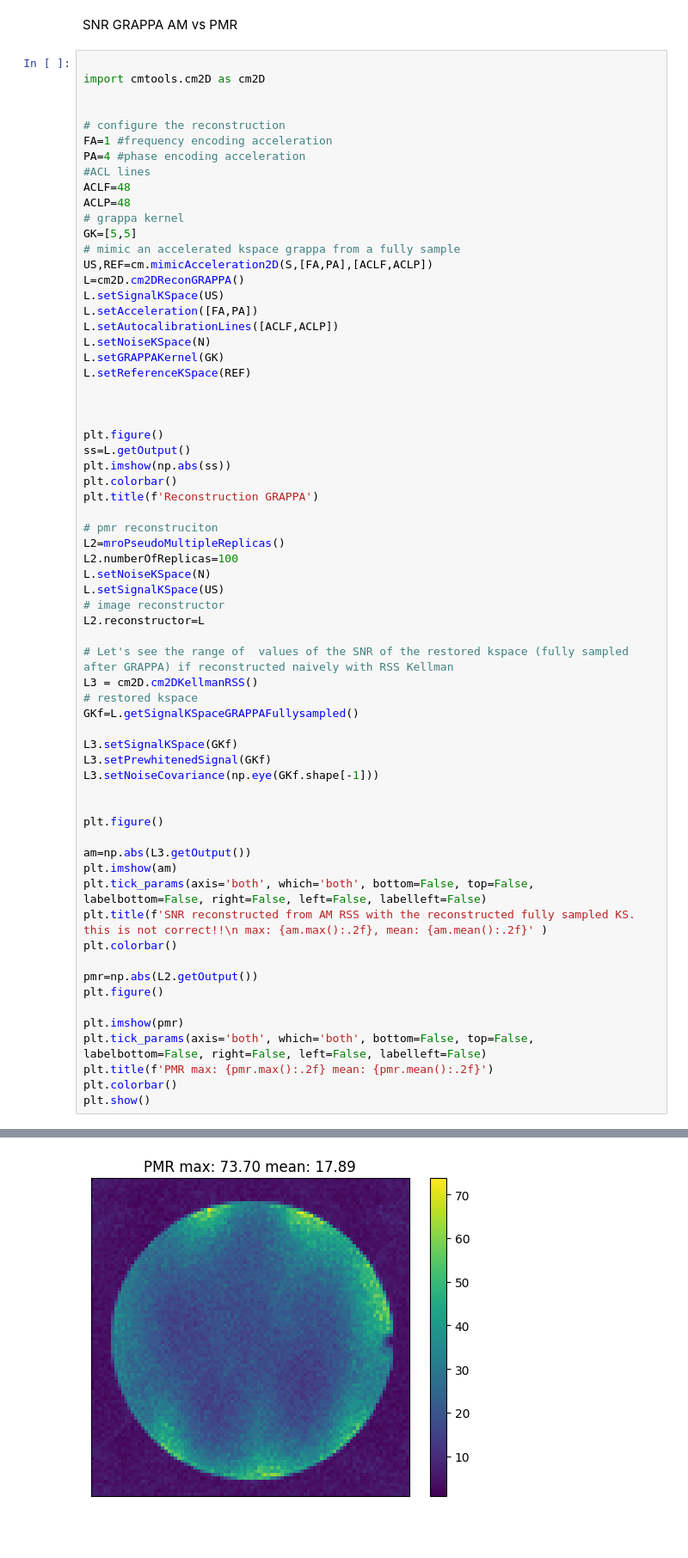
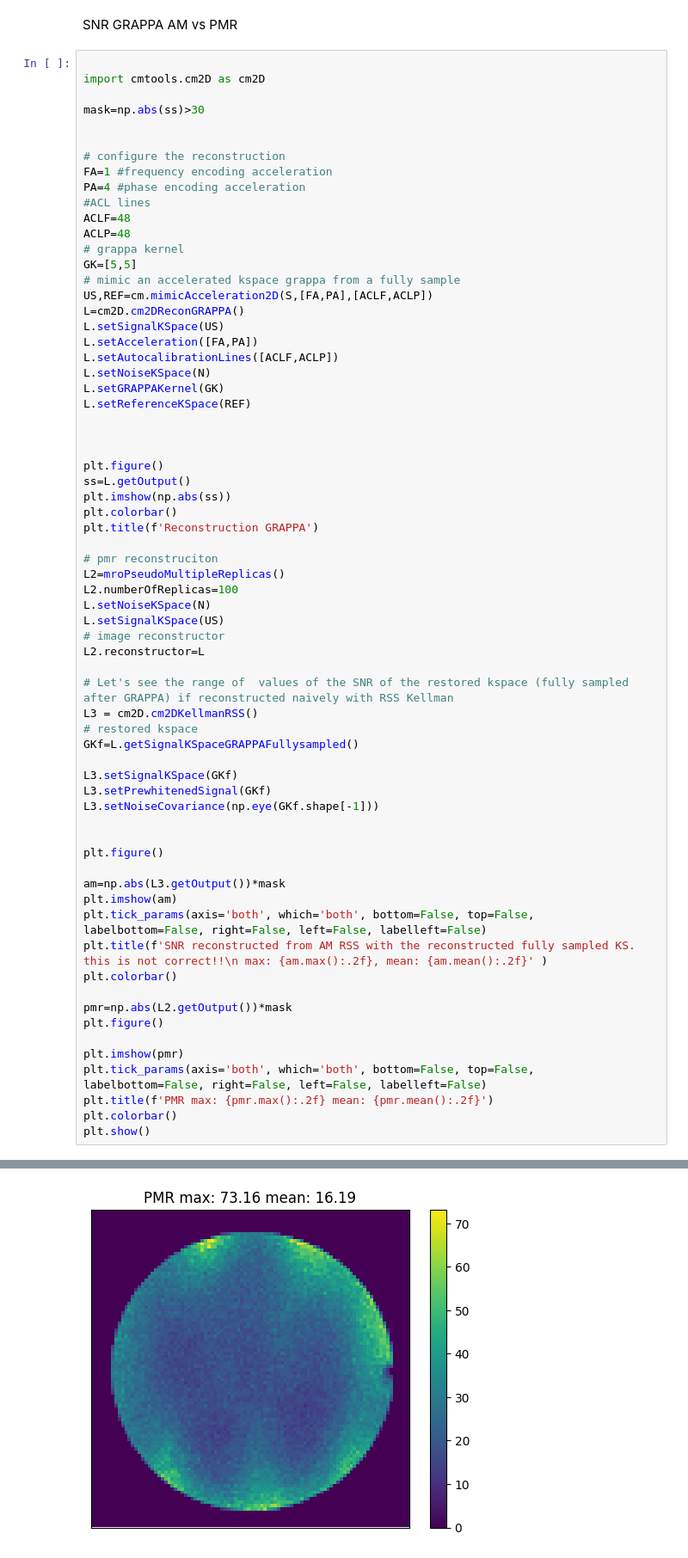
Before and after one commit to cloudmrhub/mroptimum-tools, a Jupyter notebook: mroptimum_tools.ipynb, the cells around one changed output, grey strips where cells are left out. Shown at 86% size. Drawn from its saved outputs; the diff is of its cells as text; blank space fills up the shorter version.

```diff
--- a/mroptimum_tools.ipynb
+++ b/mroptimum_tools.ipynb
@@ -260,6 +252,8 @@ SNR GRAPPA AM vs PMR
 # %%
 
 import cmtools.cm2D as cm2D
+
+mask=np.abs(ss)>30
 
 
 # configure the reconstruction
@@ -308,13 +302,13 @@ L3.setNoiseCovariance(np.eye(GKf.shape[-1]))
 
 plt.figure()
 
-am=np.abs(L3.getOutput())
+am=np.abs(L3.getOutput())*mask
 plt.imshow(am)
 plt.tick_params(axis='both', which='both', bottom=False, top=False, labelbottom=False, right=False, left=False, labelleft=False)
 plt.title(f'SNR reconstructed from AM RSS with the reconstructed fully sampled KS. this is not correct!!\n max: {am.max():.2f}, mean: {am.mean():.2f}' )
 plt.colorbar()
 
-pmr=np.abs(L2.getOutput())
+pmr=np.abs(L2.getOutput())*mask
 plt.figure()
 
 plt.imshow(pmr)
@@ -331,4 +325,4 @@ cmOutput created but Deprecated, use cmaws.cmrOutput instead
-[figure, old version]
+[figure, new version]
 # %%
 #now Let's use the new calss GRAPPA AM
 from mrotools.mro import mroAnalyticalMethodGRAPPA
```
Also changed, not shown: parts of 4 cells of this notebook.
